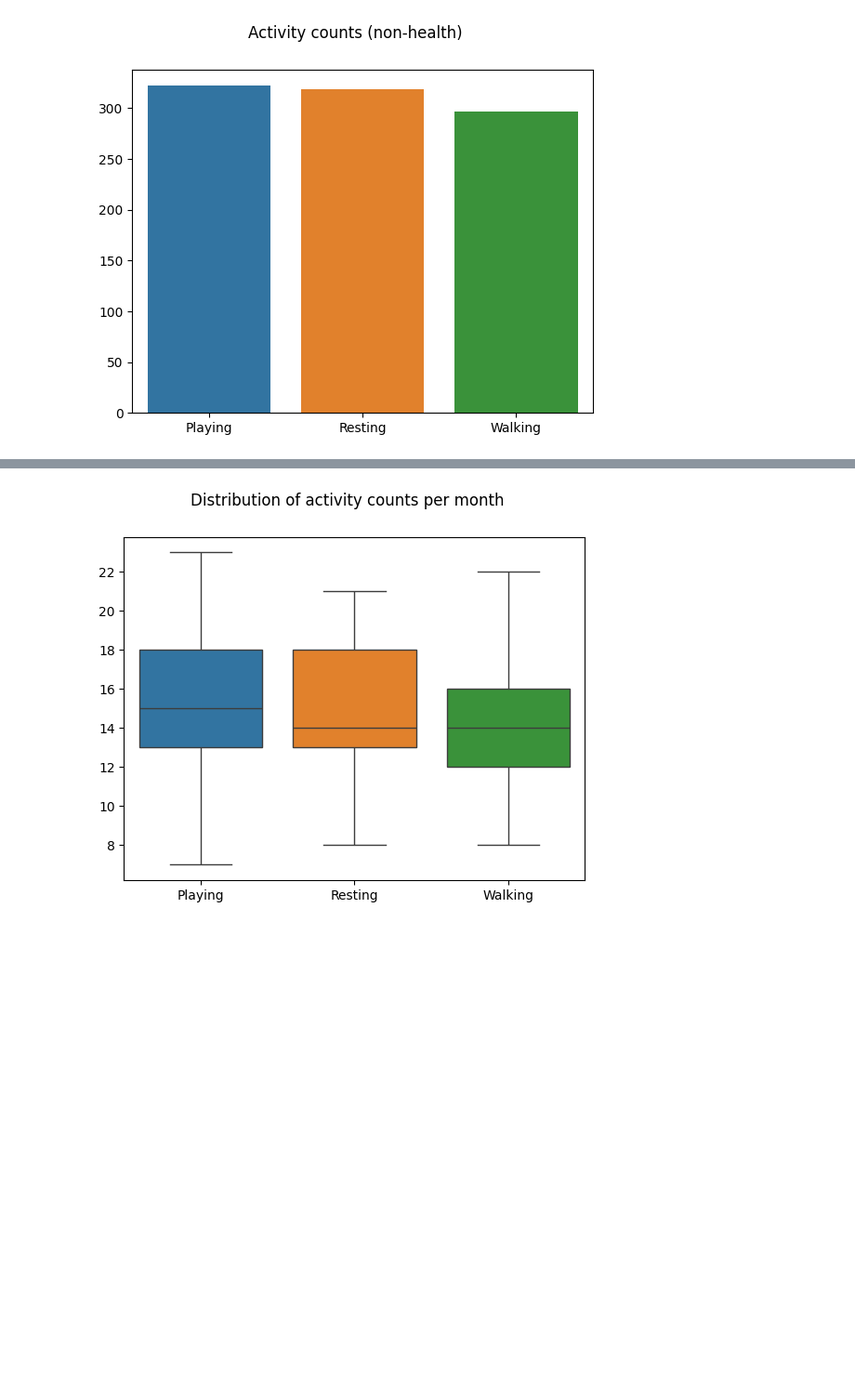
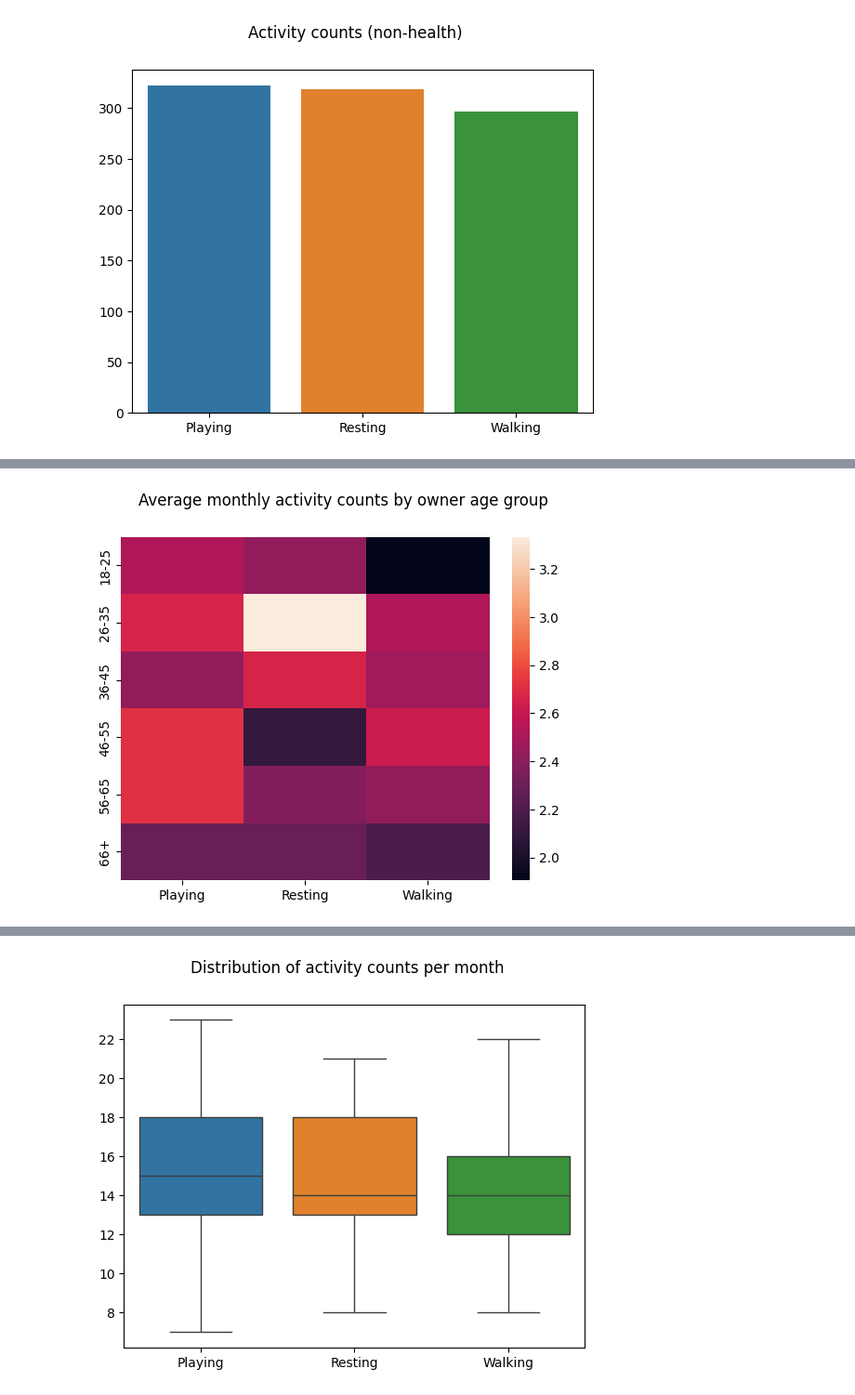
Before and after one commit to kozmik-moore/pet-software-developer-pipeline, a Jupyter notebook: code/notebook.ipynb, the cells around one changed output, grey strips where cells are left out. Shown: that part at 93% size. Saved outputs shown, nothing was run; the diff lists cells and outputs as text; code cells hidden in the pictures; blank space fills up the shorter version.

```diff
--- a/code/notebook.ipynb
+++ b/code/notebook.ipynb
@@ -138,0 +146,4 @@ visuals.activities_countplots(data=cleaned, save=True)
+# %%
+visuals.activities_heatmaps(cleaned, category='owners', save=True);
+# %% [output]
+[figure, added]
```
Also changed, not shown: parts of 6 cells of this notebook, 5 other files.
